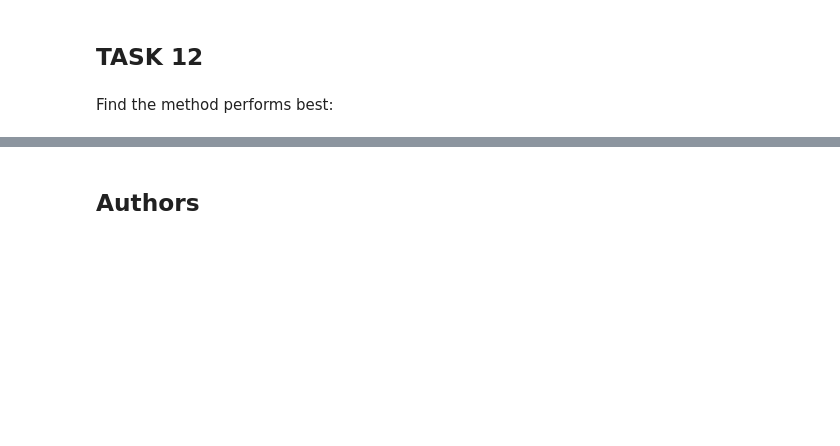
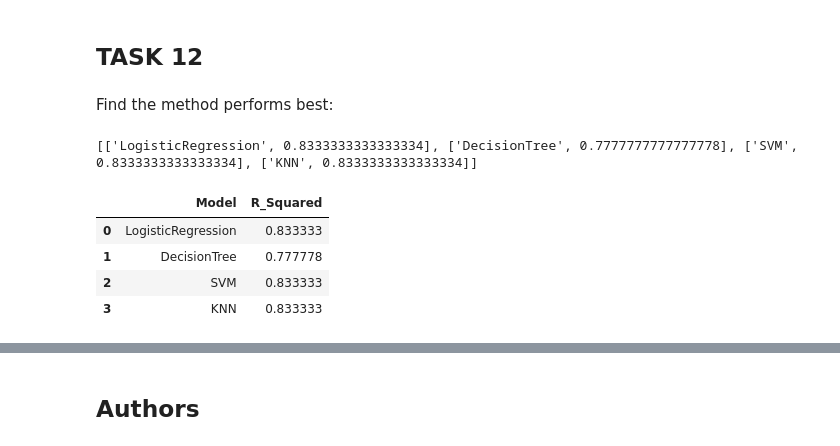
Before and after one commit to HilbertSpecs/ibm-datascience-capstone-project, a Jupyter notebook: SpaceX_Machine Learning Prediction_Part_5 .ipynb, the cells around one changed output, grey strips where cells are left out. Cells and saved outputs as stored; diff of their text form; code cells hidden in the pictures; blank space fills up the shorter version.

```diff
--- a/SpaceX_Machine Learning Prediction_Part_5 .ipynb
+++ b/SpaceX_Machine Learning Prediction_Part_5 .ipynb
@@ -371,3 +371,15 @@ plot_confusion_matrix(Y_test,yhat)
 ## TASK  12
 # %% [markdown]
 Find the method performs best:
+# %%
+model_scores = [["LogisticRegression",R_Squared_lr],["DecisionTree",R_Squared_dt],["SVM",R_Squared_svm],["KNN",R_Squared_knn]]
+model_scores_df = pd.DataFrame(model_scores, columns = ["Model",'R_Squared'])
+print(model_scores)
+model_scores_df
+# %% [output]
+[['LogisticRegression', 0.8333333333333334], ['DecisionTree', 0.7777777777777778], ['SVM', 0.8333333333333334], ['KNN', 0.8333333333333334]]
+|  | Model | R_Squared |
+| 0 | LogisticRegression | 0.833333 |
+| 1 | DecisionTree | 0.777778 |
+| 2 | SVM | 0.833333 |
+| 3 | KNN | 0.833333 |
```
Also changed, not shown: parts of 5 cells of this notebook.
